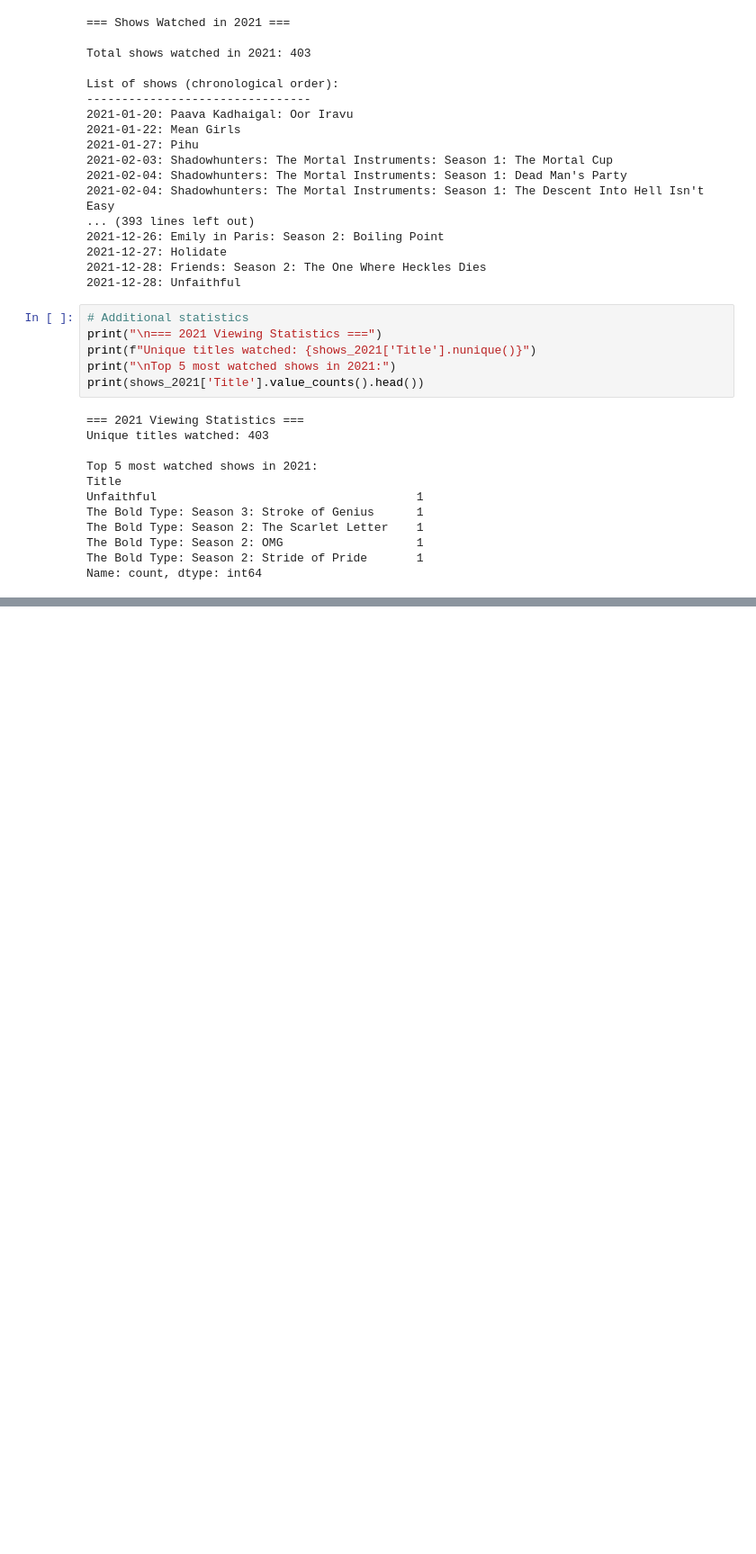
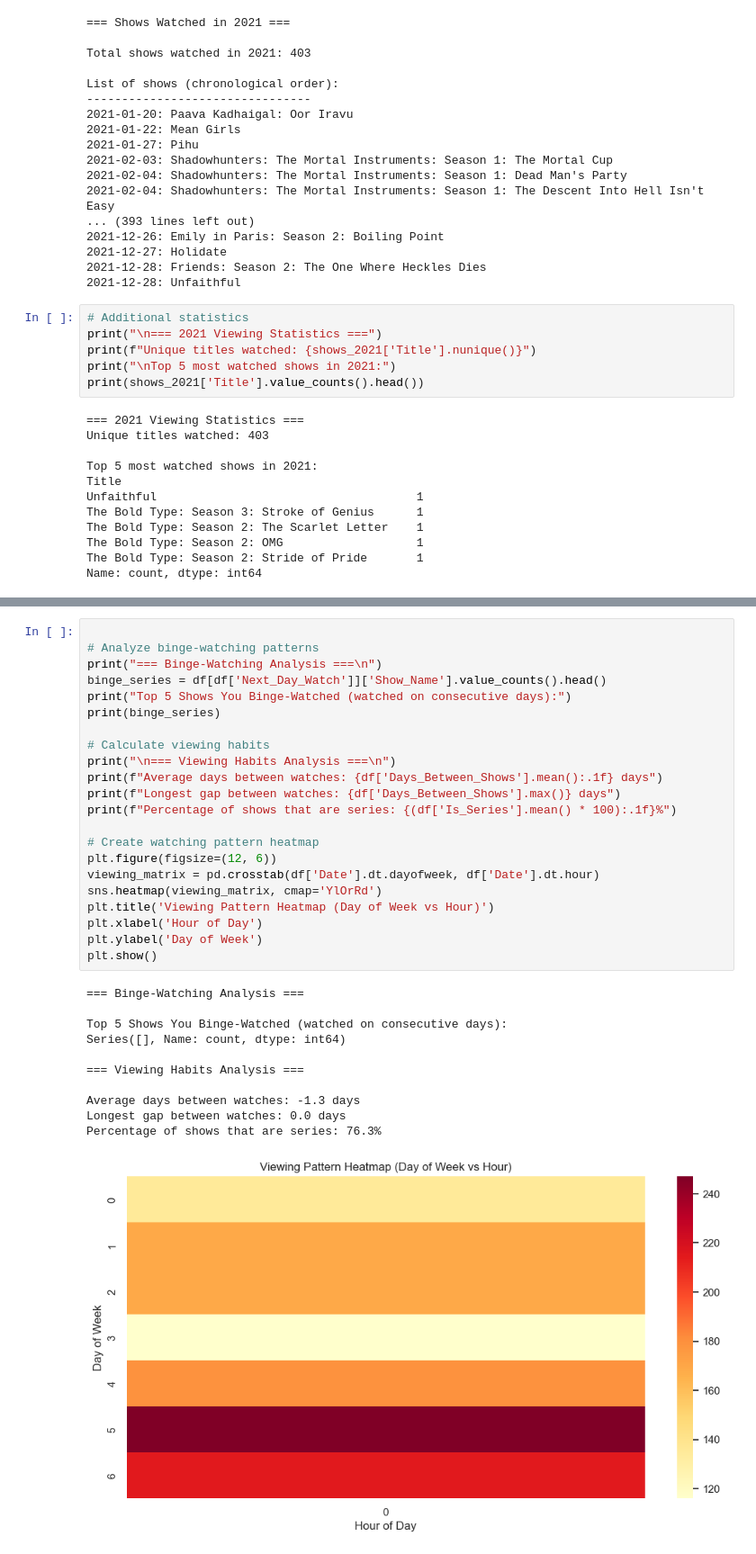
Before and after one commit to ratnakumarchukkapalli/Netflix-Project, a Jupyter notebook: notebooks/netflix_analysis.ipynb, the cells around one changed output, grey strips where cells are left out. Shown at 90% size. Drawn from its saved outputs; the diff is of its cells as text; blank space fills up the shorter version.

```diff
--- a/notebooks/netflix_analysis.ipynb
+++ b/notebooks/netflix_analysis.ipynb
@@ -197,0 +272,34 @@ Name: count, dtype: int64
+# %%
+
+# Analyze binge-watching patterns
+print("=== Binge-Watching Analysis ===\n")
+binge_series = df[df['Next_Day_Watch']]['Show_Name'].value_counts().head()
+print("Top 5 Shows You Binge-Watched (watched on consecutive days):")
+print(binge_series)
+
+# Calculate viewing habits
+print("\n=== Viewing Habits Analysis ===\n")
+print(f"Average days between watches: {df['Days_Between_Shows'].mean():.1f} days")
+print(f"Longest gap between watches: {df['Days_Between_Shows'].max()} days")
+print(f"Percentage of shows that are series: {(df['Is_Series'].mean() * 100):.1f}%")
+
+# Create watching pattern heatmap
+plt.figure(figsize=(12, 6))
+viewing_matrix = pd.crosstab(df['Date'].dt.dayofweek, df['Date'].dt.hour)
+sns.heatmap(viewing_matrix, cmap='YlOrRd')
+plt.title('Viewing Pattern Heatmap (Day of Week vs Hour)')
+plt.xlabel('Hour of Day')
+plt.ylabel('Day of Week')
+plt.show()
+# %% [output]
+=== Binge-Watching Analysis ===
+
+Top 5 Shows You Binge-Watched (watched on consecutive days):
+Series([], Name: count, dtype: int64)
+
+=== Viewing Habits Analysis ===
+
+Average days between watches: -1.3 days
+Longest gap between watches: 0.0 days
+Percentage of shows that are series: 76.3%
+[figure, added]
```
Also changed, not shown: parts of 4 cells of this notebook.
